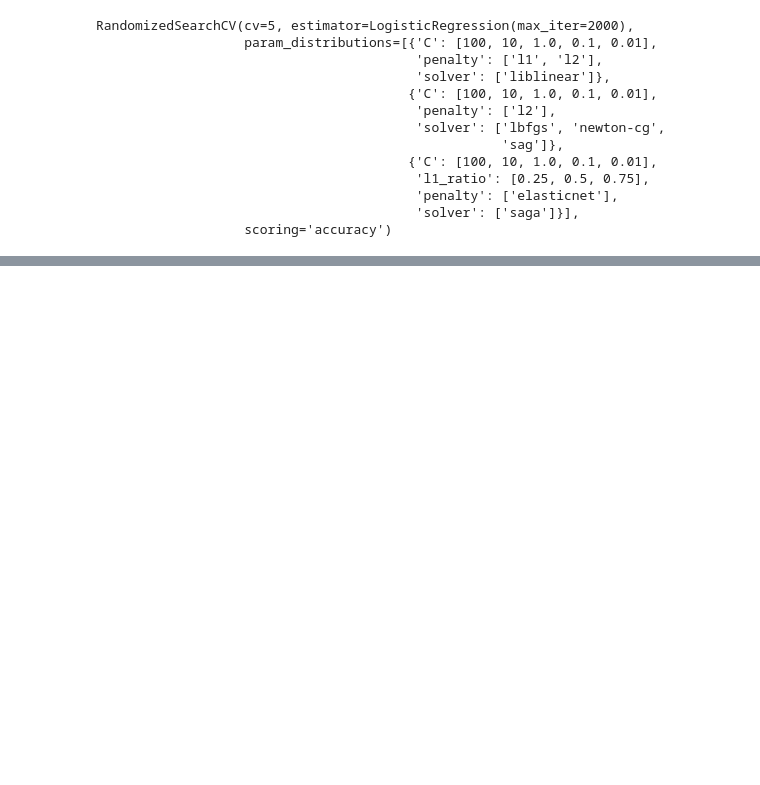
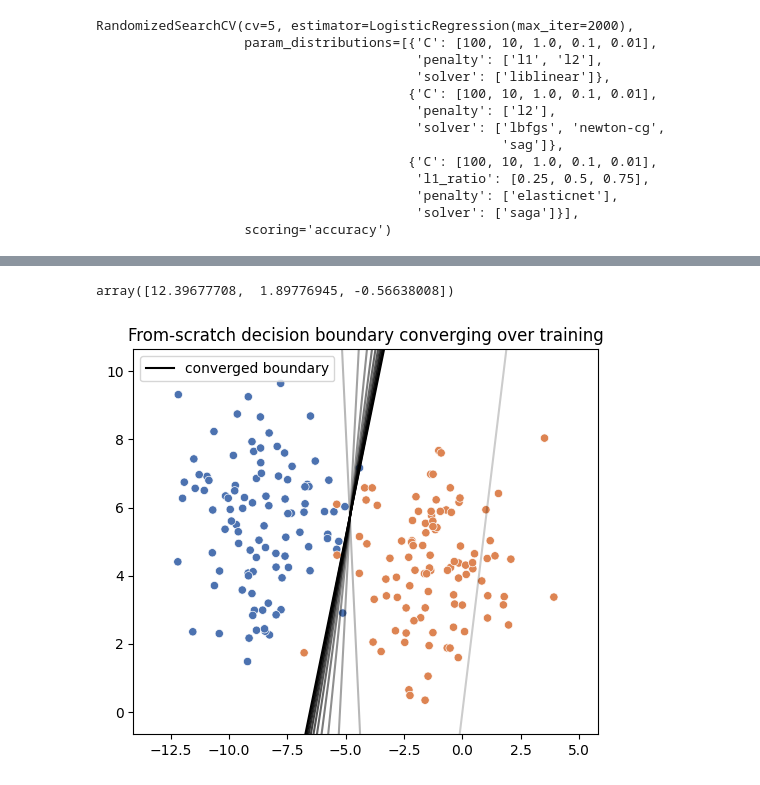
Before and after one commit to yash27007/python-bootcamp, a Jupyter notebook: 05-machine-learning/06-logistic-regression/logistic-regression.ipynb, the cells around one changed output, grey strips where cells are left out. Drawn from its saved outputs; the diff is of its cells as text; code cells hidden in the pictures; blank space fills up the shorter version.

Commit message:
Phase 1 Task 3: first-principles retrofit — logistic regression, SVM

```diff
--- a/05-machine-learning/06-logistic-regression/logistic-regression.ipynb
+++ b/05-machine-learning/06-logistic-regression/logistic-regression.ipynb
@@ -211,0 +232,42 @@ weighted avg       0.86      0.85      0.85       300
+# %%
+def sigmoid(z):
+    return 1 / (1 + np.exp(-z))
+
+def fit_logistic_regression(X, y, lr=0.5, n_iter=5000):
+    m, n = X.shape
+    Xb = np.hstack([np.ones((m, 1)), X])   # bias column
+    theta = np.zeros(n + 1)
+    history = []
+    for it in range(n_iter):
+        z = Xb @ theta
+        h = sigmoid(z)
+        grad = (1 / m) * Xb.T @ (h - y)
+        theta -= lr * grad
+        if it % 500 == 0 or it == n_iter - 1:
+            history.append(theta.copy())
+    return theta, history
+
+theta_scratch, theta_history = fit_logistic_regression(X_toy, y_toy)
+theta_scratch
+# %% [output]
+array([12.39677708,  1.89776945, -0.56638008])
+# %%
+# Plot the decision boundary converging over training iterations
+def boundary_line(theta, x_vals):
+    # theta0 + theta1*x1 + theta2*x2 = 0  ->  x2 = -(theta0 + theta1*x1)/theta2
+    return -(theta[0] + theta[1] * x_vals) / theta[2]
+
+x_range = np.linspace(X_toy[:, 0].min() - 1, X_toy[:, 0].max() + 1, 100)
+
+plt.figure(figsize=(6, 5))
+sns.scatterplot(x=X_toy[:, 0], y=X_toy[:, 1], hue=y_toy, palette="deep", legend=False)
+for i, theta_snapshot in enumerate(theta_history):
+    alpha = 0.2 + 0.8 * (i / (len(theta_history) - 1))
+    plt.plot(x_range, boundary_line(theta_snapshot, x_range), color="black", alpha=alpha,
+              label="converged boundary" if i == len(theta_history) - 1 else None)
+plt.ylim(X_toy[:, 1].min() - 1, X_toy[:, 1].max() + 1)
+plt.title("From-scratch decision boundary converging over training")
+plt.legend()
+plt.show()
+# %% [output]
+[figure, added]
```
Also changed, not shown: parts of 6 cells of this notebook, 3 other files.
